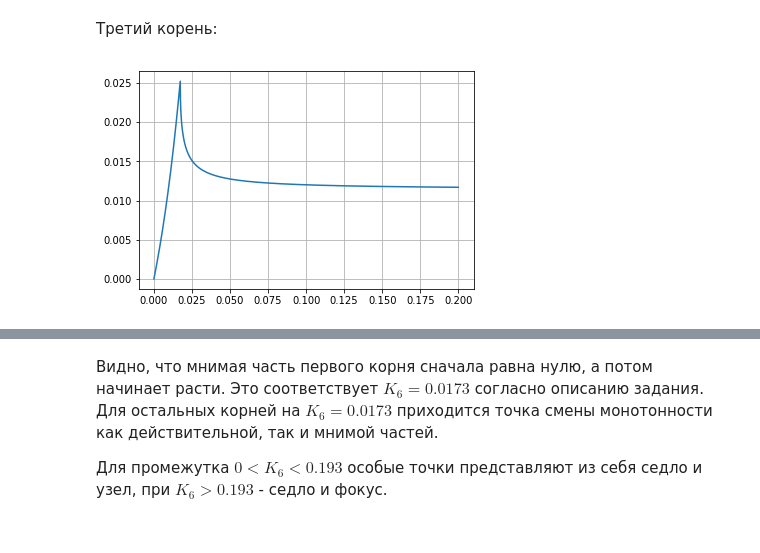
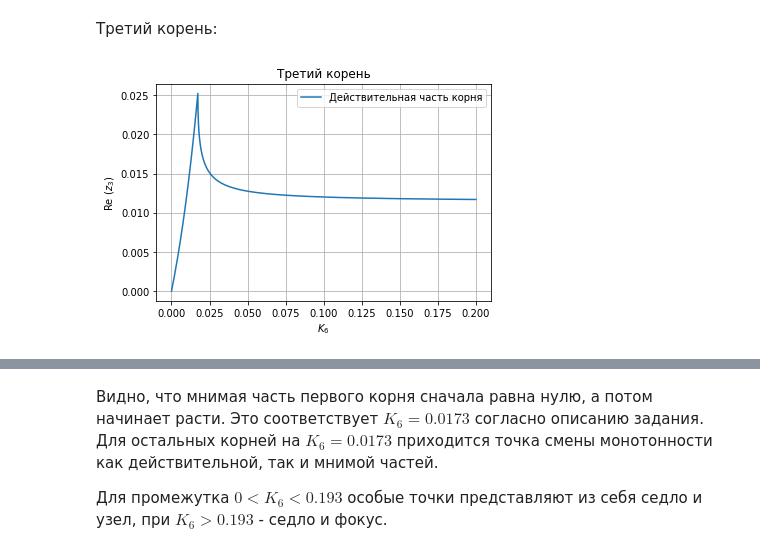
Before and after one commit to alekseik1/calc_math-labs, a Jupyter notebook: main.ipynb, the cells around one changed output, grey strips where cells are left out. Saved outputs shown, nothing was run; the diff lists cells and outputs as text; code cells hidden in the pictures.

```diff
--- a/main.ipynb
+++ b/main.ipynb
@@ -458,7 +459,7 @@ plot_lines( (k6_range, dots_im[:,1]))
 Третий корень:
 # %%
 from utils.plot_helpers import plot_lines
-plot_lines( (k6_range, dots_real[:,2]))
-plot_lines( (k6_range, dots_im[:,2]))
+plot_lines( (k6_range, dots_real[:,2], 'Действительная часть корня'), title='Третий корень', x_label=r'$K_6$', y_label=r'Re ($z_3$)')
+plot_lines( (k6_range, dots_im[:,2], 'Мнимая часть корня'), title='Третий корень', x_label=r'$K_6$', y_label=r'Im ($z_3$)')
 # %% [output]
-[figure, old version]
+[figure, new version]
```
Also changed, not shown: parts of 15 cells of this notebook, 1 other file.
